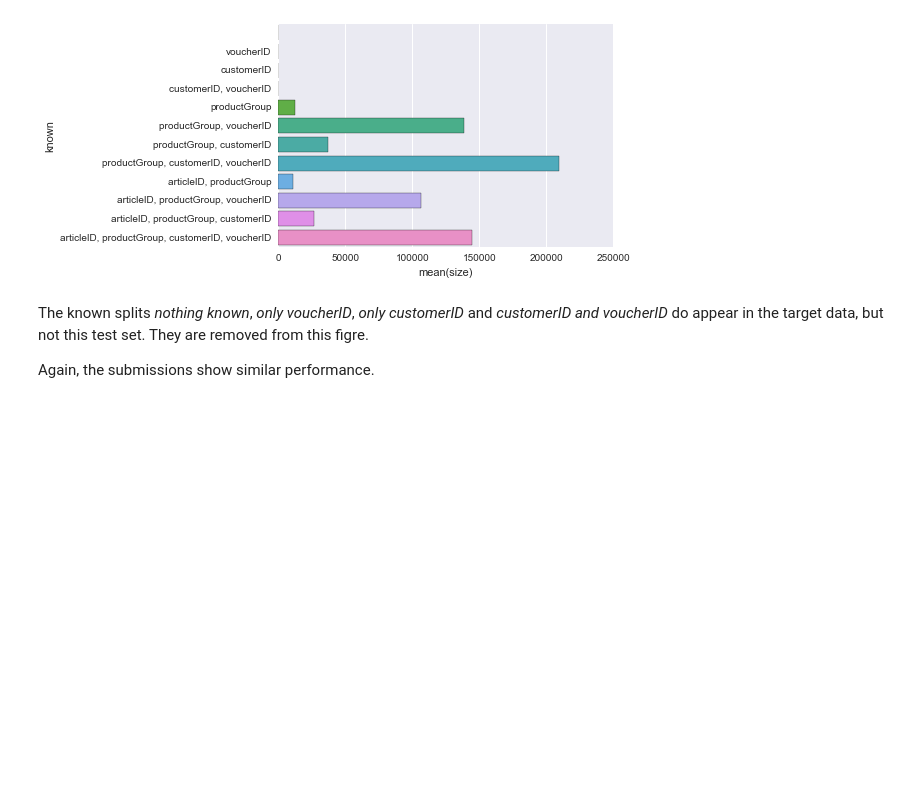
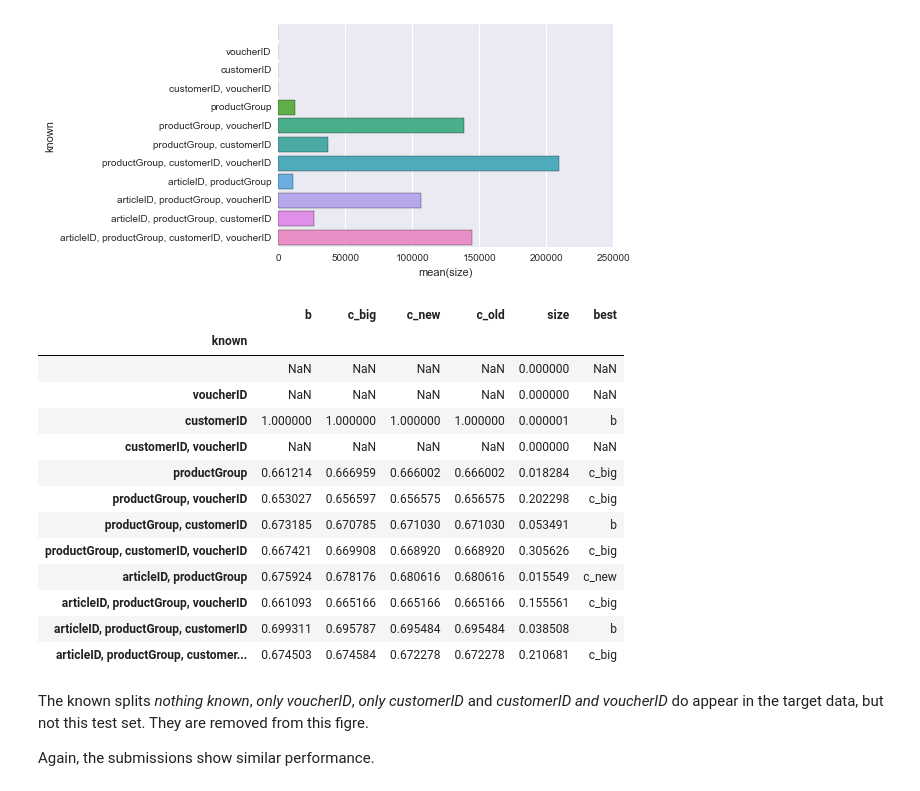
Before and after one commit to busfahren/dmc-results, a Jupyter notebook: merge.ipynb, the cells around one changed output. Drawn from its saved outputs; the diff is of its cells as text; code cells hidden in the pictures; blank space fills up the shorter version.

```diff
--- a/merge.ipynb
+++ b/merge.ipynb
@@ -55,6 +69,23 @@ ax = sns.heatmap(split_accuracies, vmin=min_acc, vmax=max_acc, annot=True)
 ax = sns.barplot(x='size', y=splits.index, data=splits)
 # %% [output]
 [figure]
+# %%
+splits
+# %% [output]
+|  | b | c_big | c_new | c_old | size | best |
+| known |  |  |  |  |  |  |
+|  | NaN | NaN | NaN | NaN | 0.000000 | NaN |
+| voucherID | NaN | NaN | NaN | NaN | 0.000000 | NaN |
+| customerID | 1.000000 | 1.000000 | 1.000000 | 1.000000 | 0.000001 | b |
+| customerID, voucherID | NaN | NaN | NaN | NaN | 0.000000 | NaN |
+| productGroup | 0.661214 | 0.666959 | 0.666002 | 0.666002 | 0.018284 | c_big |
+| productGroup, voucherID | 0.653027 | 0.656597 | 0.656575 | 0.656575 | 0.202298 | c_big |
+| productGroup, customerID | 0.673185 | 0.670785 | 0.671030 | 0.671030 | 0.053491 | b |
+| productGroup, customerID, voucherID | 0.667421 | 0.669908 | 0.668920 | 0.668920 | 0.305626 | c_big |
+| articleID, productGroup | 0.675924 | 0.678176 | 0.680616 | 0.680616 | 0.015549 | c_new |
+| articleID, productGroup, voucherID | 0.661093 | 0.665166 | 0.665166 | 0.665166 | 0.155561 | c_big |
+| articleID, productGroup, customerID | 0.699311 | 0.695787 | 0.695484 | 0.695484 | 0.038508 | b |
+| articleID, productGroup, customer... | 0.674503 | 0.674584 | 0.672278 | 0.672278 | 0.210681 | c_big |
 # %% [markdown]
 The known splits *nothing known*, *only voucherID*, *only customerID* and *customerID and voucherID* do appear in the target data, but not this test set. They are removed from this figre.
 
```
Also changed, not shown: parts of 5 cells of this notebook, 4 other files.
